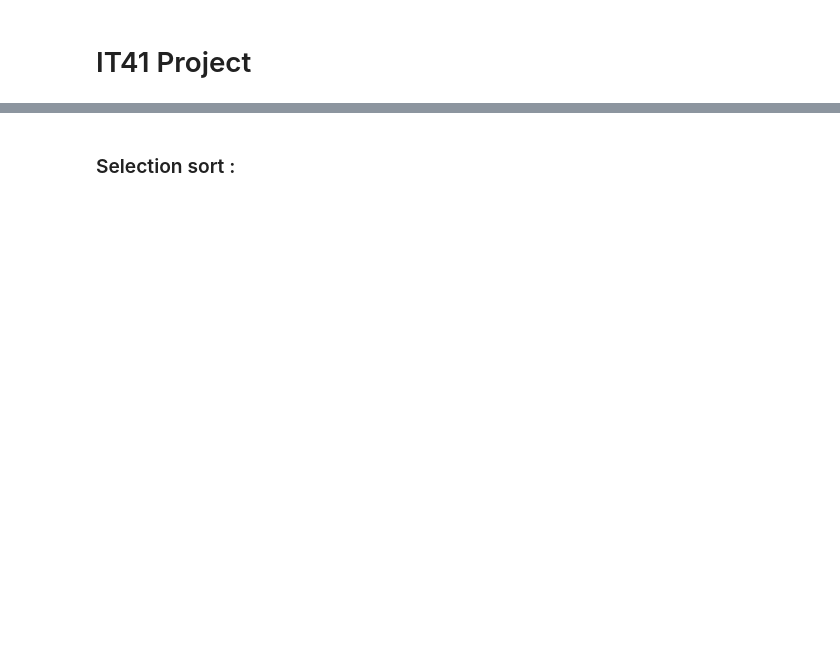
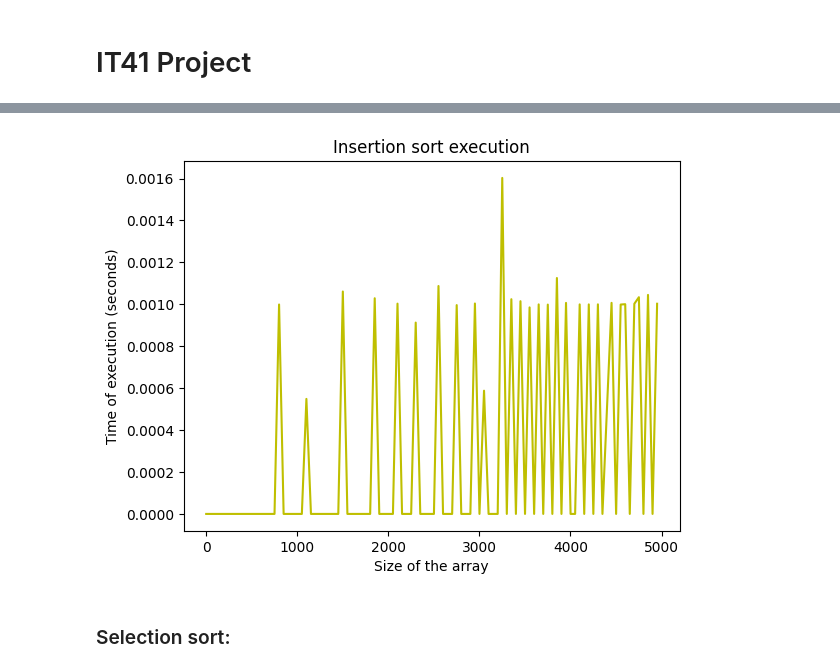
Before and after one commit to gilles-maurer/IT41_SortingAlgorithms, a Jupyter notebook: projet_IT41.ipynb, the cells around one changed output, grey strips where cells are left out. Drawn from its saved outputs; the diff is of its cells as text; code cells hidden in the pictures; blank space fills up the shorter version.

```diff
--- a/projet_IT41.ipynb
+++ b/projet_IT41.ipynb
@@ -33,16 +86,21 @@ def bubble_sort(arr):
 # %%
 def insertion_sort(arr):
     n = len(arr)
     for i in range(1, n):
         current = arr[i]
         j = i - 1
         while j >= 0 and current < arr[j]:
             arr[j + 1] = arr[j]
             j -= 1
         arr[j + 1] = current
     return arr
+
+
+plot_time(insertion_sort)
+# %% [output]
+[figure, added]
 # %% [markdown]
-### Selection sort :
+### Selection sort:
 # %%
 def selection_sort(arr):
     n = len(arr)
```
Also changed, not shown: parts of 13 cells of this notebook.
